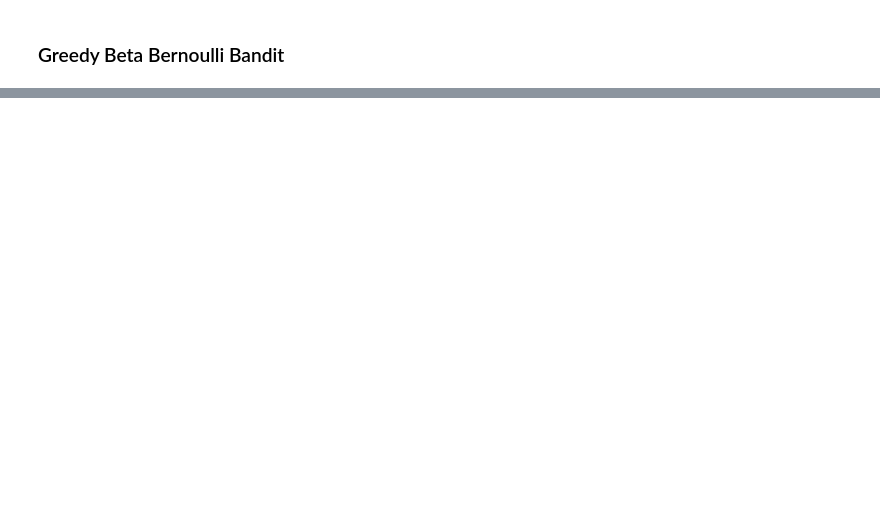
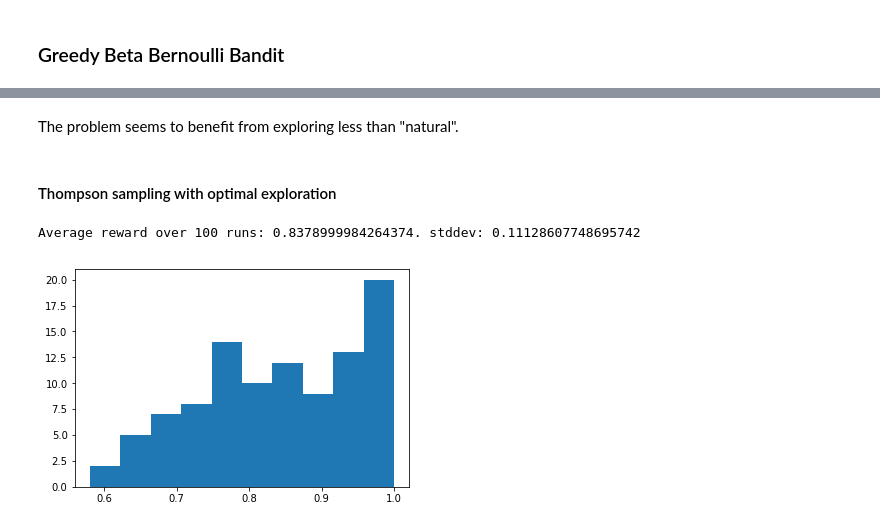
Before and after one commit to simeneide/phd-notes, a Jupyter notebook: general_notes/Beta-Bernoulli-thompson.ipynb, the cells around one changed output, grey strips where cells are left out. Saved outputs shown, nothing was run; the diff lists cells and outputs as text; code cells hidden in the pictures; blank space fills up the shorter version.

Commit message:
added tunable exploration for thompson-bandit

```diff
--- a/general_notes/Beta-Bernoulli-thompson.ipynb
+++ b/general_notes/Beta-Bernoulli-thompson.ipynb
@@ -193,0 +196,26 @@ Average reward over 100 runs: 0.7753999984264374. stddev: 0.037507862406920806
+# %% [markdown]
+The problem seems to benefit from exploring less than "natural".
+# %% [markdown]
+#### Thompson sampling with optimal exploration
+# %%
+C = c_vals[np.argmax(avg_reward)]
+avg_reward = np.zeros(evals)
+for t in range(evals):
+    alpha, beta = torch.ones(env.I), torch.ones(env.I)
+    r = torch.zeros(steps)
+    for i in range(steps):
+        # Select action
+        action_values = beta_rvs2(alpha/(alpha+beta), C*(alpha + beta))
+        action = action_values.argmax()
+        r[i] = env.step(action)
+
+        # update algorithm
+        alpha[action] += r[i]
+        beta[action] += 1-r[i]
+
+    avg_reward[t] = r.sum()/steps
+print("Average reward over {} runs: {}. stddev: {}".format(len(avg_reward), avg_reward.mean(), avg_reward.std()))
+_ = plt.hist(avg_reward)
+# %% [output]
+Average reward over 100 runs: 0.8378999984264374. stddev: 0.11128607748695742
+[figure, added]
```
Also changed, not shown: parts of 12 cells of this notebook.
